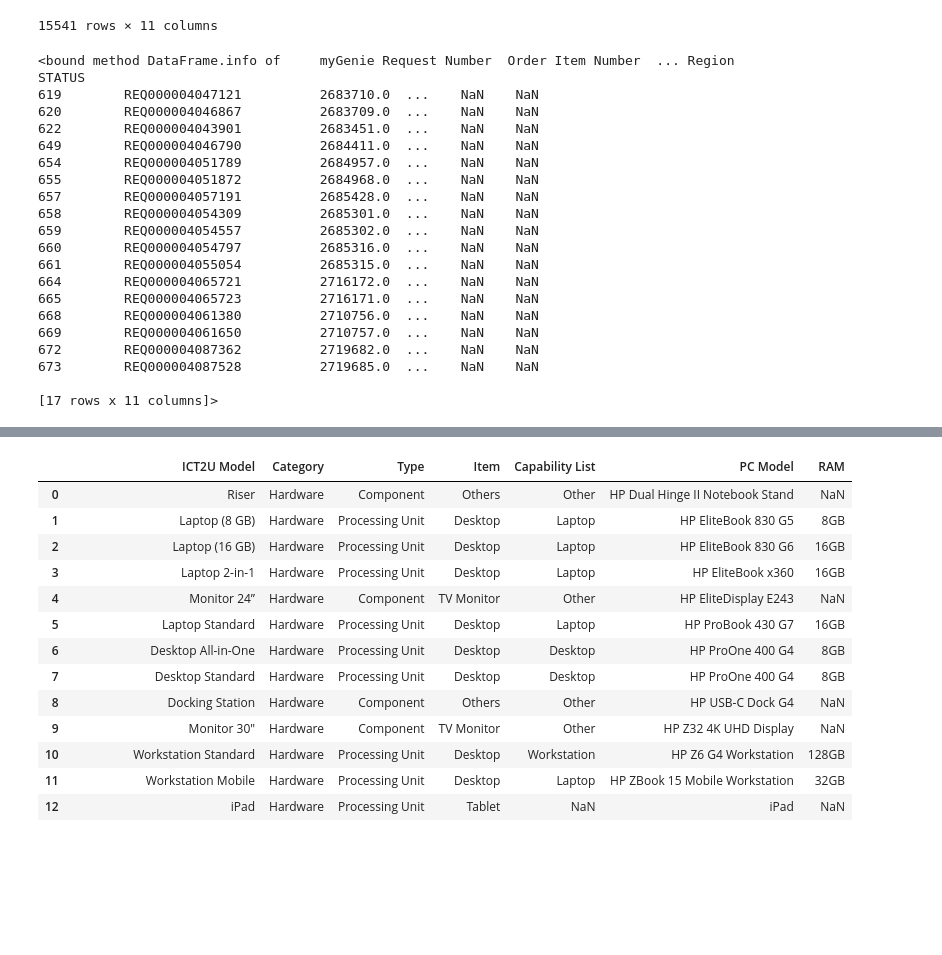
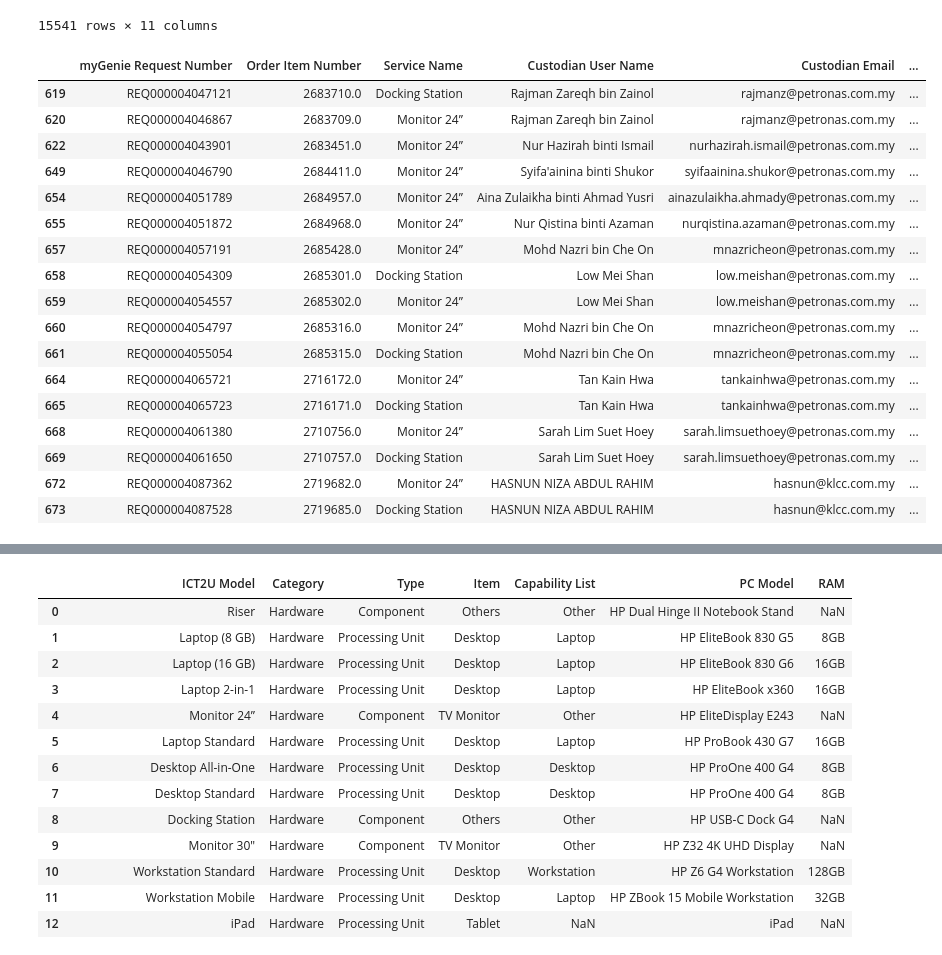
Before and after one commit to zahidhamidi/GEES, a Jupyter notebook: CMDB_Automation.ipynb, the cells around one changed output, grey strips where cells are left out. Drawn from its saved outputs; the diff is of its cells as text; code cells hidden in the pictures; blank space fills up the shorter version.

```diff
--- a/CMDB_Automation.ipynb
+++ b/CMDB_Automation.ipynb
@@ -307,37 +307,35 @@ data4 = data4.rename(columns={'Identifier 2 Value': 'Name'})
 # %%
 ## Get only STATUS column not registered to CMDB (PC Accessories)
 
 acc_join.drop(acc_join[acc_join['STATUS'] == "Requested to Register in  CMDB"].index, inplace = True)
 
 
 
 acc4 = acc_join[["Identifier 2 Value","Custodian Email"]]
 
 
 acc4 = acc4.rename(columns={'Identifier 2 Value': 'Name'})
 
-acc_join.info
+acc_join
 # %% [output]
-<bound method DataFrame.info of     myGenie Request Number  Order Item Number  ... Region STATUS
-619        REQ000004047121          2683710.0  ...    NaN    NaN
-620        REQ000004046867          2683709.0  ...    NaN    NaN
-622        REQ000004043901          2683451.0  ...    NaN    NaN
-649        REQ000004046790          2684411.0  ...    NaN    NaN
-654        REQ000004051789          2684957.0  ...    NaN    NaN
-655        REQ000004051872          2684968.0  ...    NaN    NaN
-657        REQ000004057191          2685428.0  ...    NaN    NaN
-658        REQ000004054309          2685301.0  ...    NaN    NaN
-659        REQ000004054557          2685302.0  ...    NaN    NaN
-660        REQ000004054797          2685316.0  ...    NaN    NaN
-661        REQ000004055054          2685315.0  ...    NaN    NaN
-664        REQ000004065721          2716172.0  ...    NaN    NaN
-665        REQ000004065723          2716171.0  ...    NaN    NaN
-668        REQ000004061380          2710756.0  ...    NaN    NaN
-669        REQ000004061650          2710757.0  ...    NaN    NaN
-672        REQ000004087362          2719682.0  ...    NaN    NaN
-673        REQ000004087528          2719685.0  ...    NaN    NaN
-
-[17 rows x 11 columns]>
+|  | myGenie Request Number | Order Item Number | Service Name | Custodian User Name | Custodian Email | ... |
+| 619 | REQ000004047121 | 2683710.0 | Docking Station | Rajman Zareqh bin Zainol | rajmanz@petronas.com.my | ... |
+| 620 | REQ000004046867 | 2683709.0 | Monitor 24” | Rajman Zareqh bin Zainol | rajmanz@petronas.com.my | ... |
+| 622 | REQ000004043901 | 2683451.0 | Monitor 24” | Nur Hazirah binti Ismail | nurhazirah.ismail@petronas.com.my | ... |
+| 649 | REQ000004046790 | 2684411.0 | Monitor 24” | Syifa'ainina binti Shukor | syifaainina.shukor@petronas.com.my | ... |
+| 654 | REQ000004051789 | 2684957.0 | Monitor 24” | Aina Zulaikha binti Ahmad Yusri | ainazulaikha.ahmady@petronas.com.my | ... |
+| 655 | REQ000004051872 | 2684968.0 | Monitor 24” | Nur Qistina binti Azaman | nurqistina.azaman@petronas.com.my | ... |
+| 657 | REQ000004057191 | 2685428.0 | Monitor 24” | Mohd Nazri bin Che On | mnazricheon@petronas.com.my | ... |
+| 658 | REQ000004054309 | 2685301.0 | Docking Station | Low Mei Shan | low.meishan@petronas.com.my | ... |
+| 659 | REQ000004054557 | 2685302.0 | Monitor 24” | Low Mei Shan | low.meishan@petronas.com.my | ... |
+| 660 | REQ000004054797 | 2685316.0 | Monitor 24” | Mohd Nazri bin Che On | mnazricheon@petronas.com.my | ... |
+| 661 | REQ000004055054 | 2685315.0 | Docking Station | Mohd Nazri bin Che On | mnazricheon@petronas.com.my | ... |
+| 664 | REQ000004065721 | 2716172.0 | Monitor 24” | Tan Kain Hwa | tankainhwa@petronas.com.my | ... |
+| 665 | REQ000004065723 | 2716171.0 | Docking Station | Tan Kain Hwa | tankainhwa@petronas.com.my | ... |
+| 668 | REQ000004061380 | 2710756.0 | Monitor 24” | Sarah Lim Suet Hoey | sarah.limsuethoey@petronas.com.my | ... |
+| 669 | REQ000004061650 | 2710757.0 | Docking Station | Sarah Lim Suet Hoey | sarah.limsuethoey@petronas.com.my | ... |
+| 672 | REQ000004087362 | 2719682.0 | Monitor 24” | HASNUN NIZA ABDUL RAHIM | hasnun@klcc.com.my | ... |
+| 673 | REQ000004087528 | 2719685.0 | Docking Station | HASNUN NIZA ABDUL RAHIM | hasnun@klcc.com.my | ... |
 # %%
 #outer_join
 # %%
```
Also changed, not shown: parts of 7 cells of this notebook.
